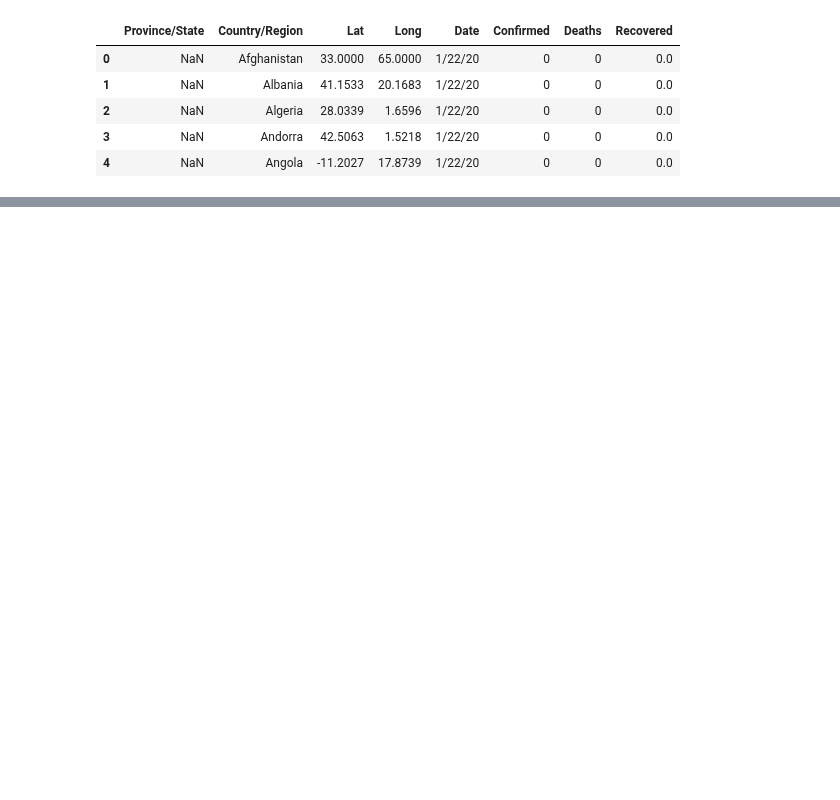
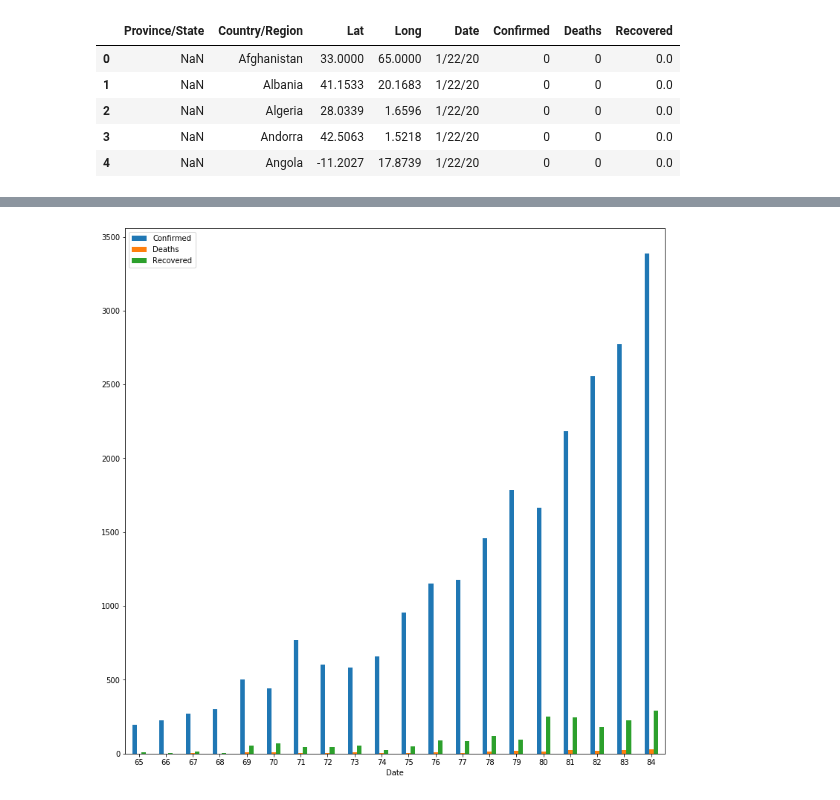
Before and after one commit to NeGroid/covid19-ru, a Jupyter notebook: sir_model_russia.ipynb, the cells around one changed output, grey strips where cells are left out. Saved outputs shown, nothing was run; the diff lists cells and outputs as text; code cells hidden in the pictures; blank space fills up the shorter version.

```diff
--- a/sir_model_russia.ipynb
+++ b/sir_model_russia.ipynb
@@ -112,3 +112,8 @@ axs.figure.savefig('deaths_and_recovered_dayly.png')
+# %%
+axs = table_diff[15:].plot.bar(rot=0, figsize=(13,13))
+axs.figure.savefig('all_dayly.png')
+# %% [output]
+[figure, added]
 # %%
 # Susceptible equation
 def fa(N, a, b, beta):
```
Also changed, not shown: parts of 4 cells of this notebook, 3 other files.
